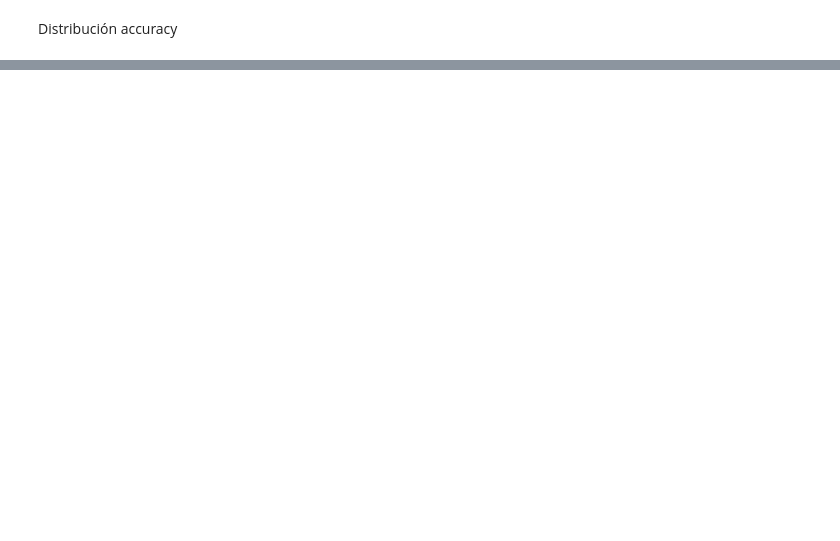
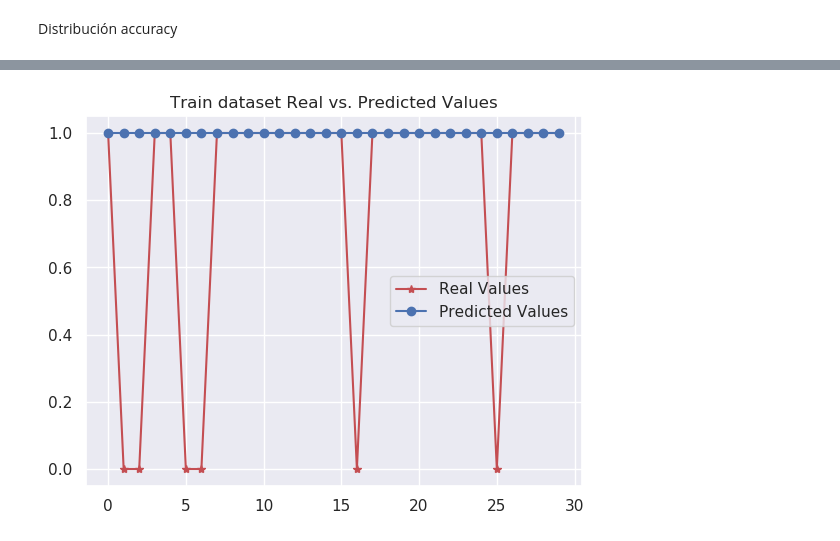
Before and after one commit to mmejiam-eafit/ms_datascience_ec1209_competition, a Jupyter notebook: camilo/Nuevos modelos/Continuous.ipynb, the cells around one changed output, grey strips where cells are left out. Cells and saved outputs as stored; diff of their text form; code cells hidden in the pictures; blank space fills up the shorter version.

```diff
--- a/camilo/Nuevos modelos/Continuous.ipynb
+++ b/camilo/Nuevos modelos/Continuous.ipynb
@@ -225,0 +259,4 @@ Q3: 0.8333333333333334
+# %%
+graf(Y_testn,y_pred_test)
+# %% [output]
+[figure, added]
```
Also changed, not shown: parts of 15 cells of this notebook, 24 other files.
